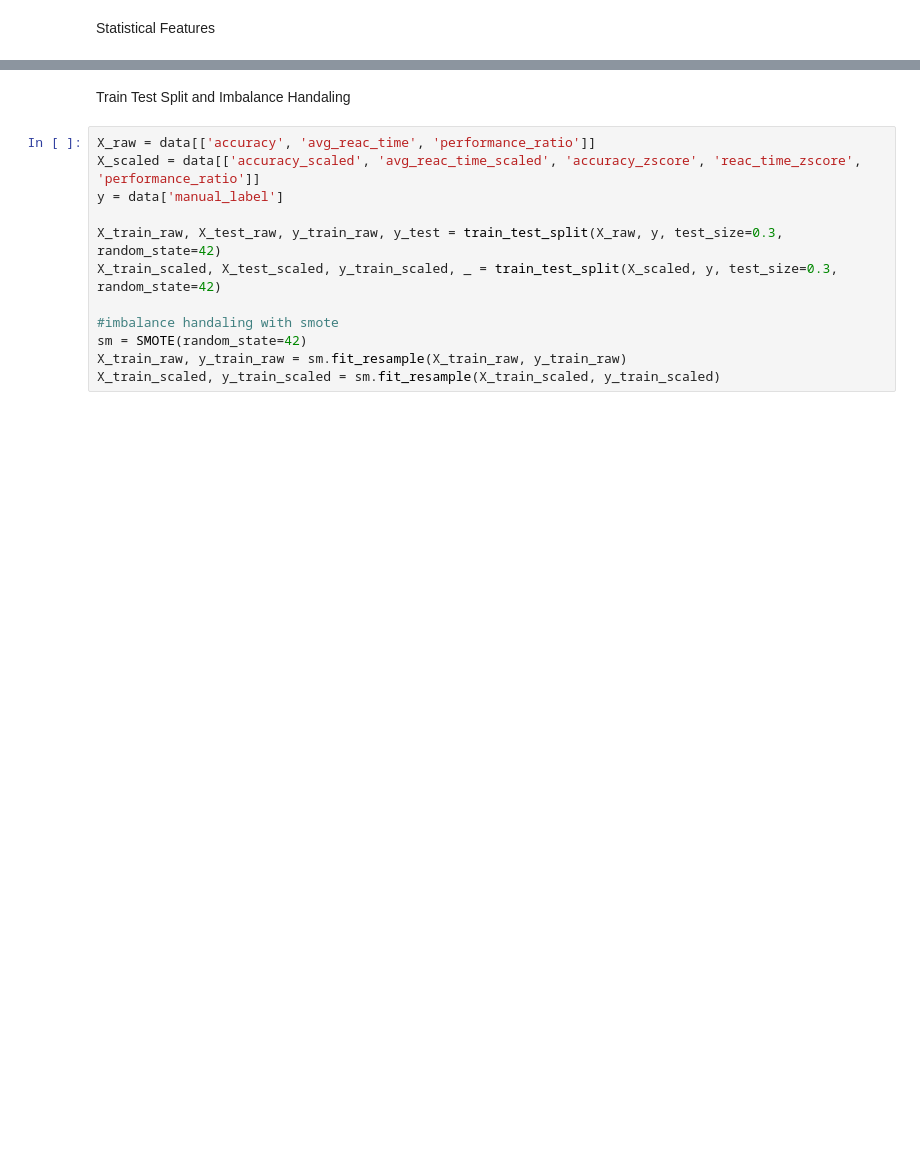
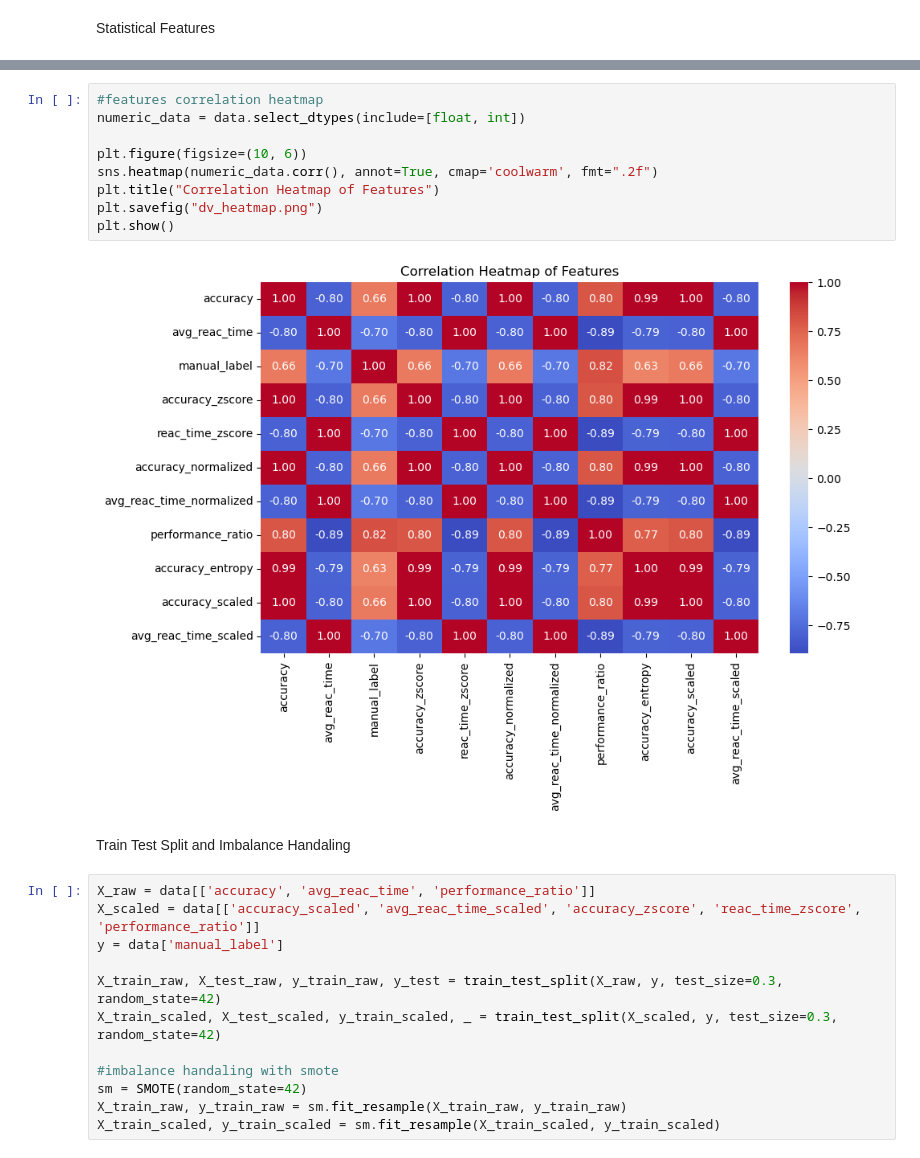
Before and after one commit to mumtahenaIslam/cse445, a Jupyter notebook: Mini Project 2/2212087642_mp02.ipynb, the cells around one changed output, grey strips where cells are left out. Saved outputs shown, nothing was run; the diff lists cells and outputs as text; blank space fills up the shorter version.

```diff
--- a/Mini Project 2/2212087642_mp02.ipynb
+++ b/Mini Project 2/2212087642_mp02.ipynb
@@ -74,3 +156,14 @@ data.head()
+# %%
+#features correlation heatmap
+numeric_data = data.select_dtypes(include=[float, int])
+
+plt.figure(figsize=(10, 6))
+sns.heatmap(numeric_data.corr(), annot=True, cmap='coolwarm', fmt=".2f")
+plt.title("Correlation Heatmap of Features")
+plt.savefig("dv_heatmap.png")
+plt.show()
+# %% [output]
+[figure, added]
 # %% [markdown]
 Train Test Split and Imbalance Handaling
 # %%
```
Also changed, not shown: parts of 21 cells of this notebook, 4 other files.
